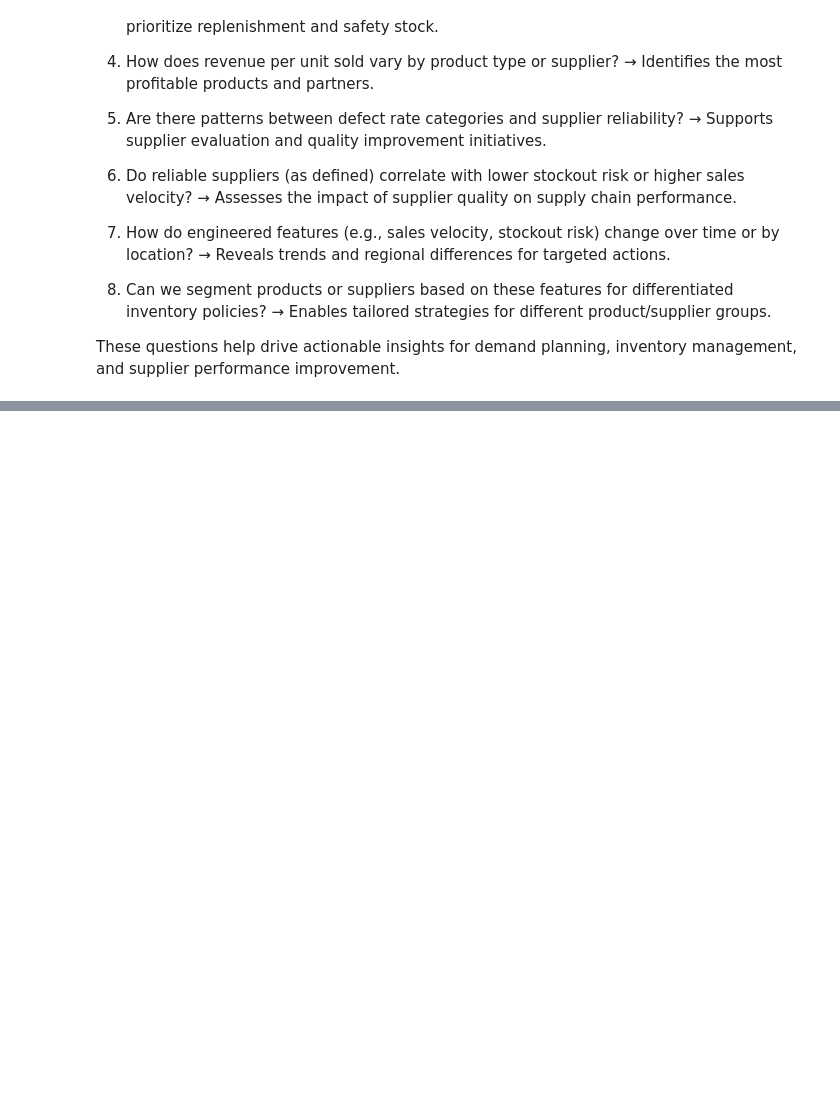
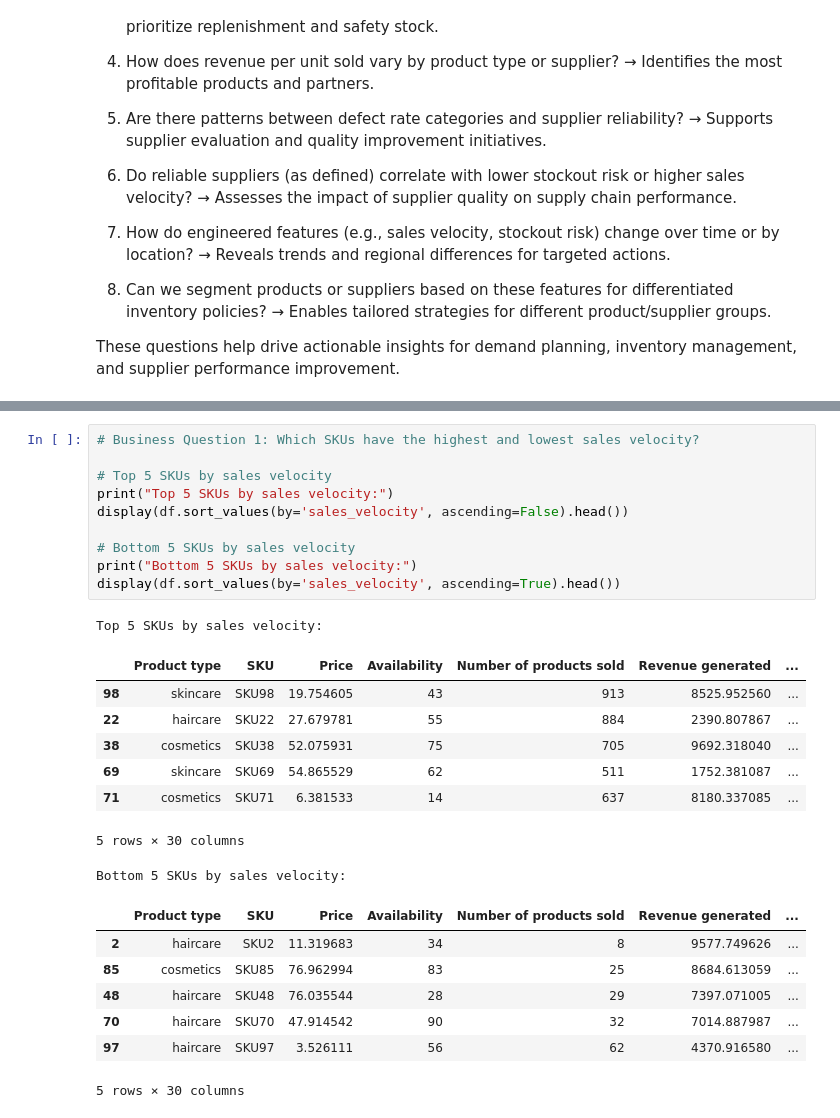
Before and after one commit to MarcHumet/supply_chain_DS, a Jupyter notebook: kaggle_supply_chain_dataSet/Fashion&Beauty_supply_chain_dataset_feature_engineering.ipynb, the cells around one changed output, grey strips where cells are left out. Drawn from its saved outputs; the diff is of its cells as text; blank space fills up the shorter version.

Commit message:
business questions in Kaggle ds

```diff
--- a/kaggle_supply_chain_dataSet/Fashion&Beauty_supply_chain_dataset_feature_engineering.ipynb
+++ b/kaggle_supply_chain_dataSet/Fashion&Beauty_supply_chain_dataset_feature_engineering.ipynb
@@ -178,0 +204,27 @@ These questions help drive actionable insights for demand planning, inventory ma
+# %%
+# Business Question 1: Which SKUs have the highest and lowest sales velocity?
+
+# Top 5 SKUs by sales velocity
+print("Top 5 SKUs by sales velocity:")
+display(df.sort_values(by='sales_velocity', ascending=False).head())
+
+# Bottom 5 SKUs by sales velocity
+print("Bottom 5 SKUs by sales velocity:")
+display(df.sort_values(by='sales_velocity', ascending=True).head())
+# %% [output]
+Top 5 SKUs by sales velocity:
+|  | Product type | SKU | Price | Availability | Number of products sold | Revenue generated | ... |
+| 98 | skincare | SKU98 | 19.754605 | 43 | 913 | 8525.952560 | ... |
+| 22 | haircare | SKU22 | 27.679781 | 55 | 884 | 2390.807867 | ... |
+| 38 | cosmetics | SKU38 | 52.075931 | 75 | 705 | 9692.318040 | ... |
+| 69 | skincare | SKU69 | 54.865529 | 62 | 511 | 1752.381087 | ... |
+| 71 | cosmetics | SKU71 | 6.381533 | 14 | 637 | 8180.337085 | ... |
+5 rows × 30 columns
+Bottom 5 SKUs by sales velocity:
+|  | Product type | SKU | Price | Availability | Number of products sold | Revenue generated | ... |
+| 2 | haircare | SKU2 | 11.319683 | 34 | 8 | 9577.749626 | ... |
+| 85 | cosmetics | SKU85 | 76.962994 | 83 | 25 | 8684.613059 | ... |
+| 48 | haircare | SKU48 | 76.035544 | 28 | 29 | 7397.071005 | ... |
+| 70 | haircare | SKU70 | 47.914542 | 90 | 32 | 7014.887987 | ... |
+| 97 | haircare | SKU97 | 3.526111 | 56 | 62 | 4370.916580 | ... |
+5 rows × 30 columns
```
Also changed, not shown: parts of 4 cells of this notebook, 12 other files.
